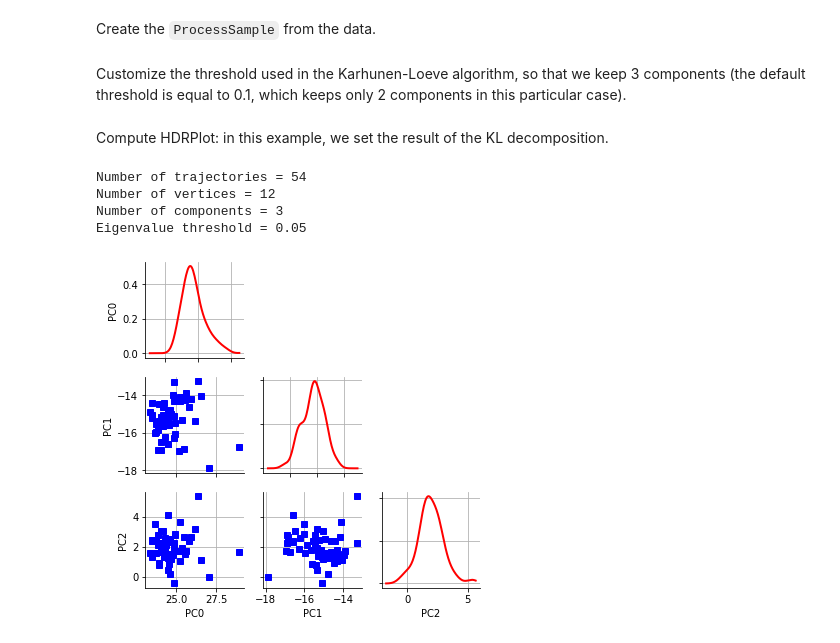
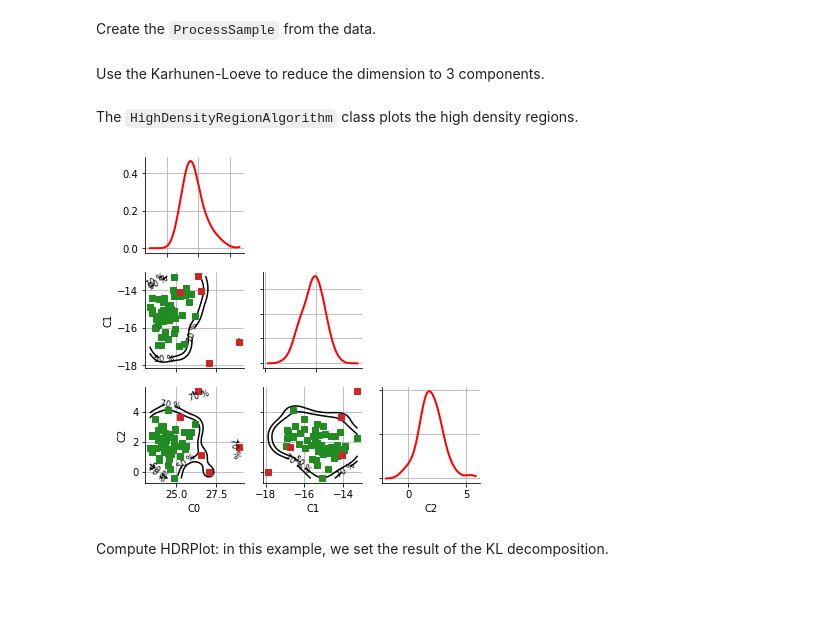
Before and after one commit to mbaudin47/othdrplot, a Jupyter notebook: doc/examples/ProcessHighDensityRegionAlgorithm-3D-example.ipynb, the cells around one changed output. Cells and saved outputs as stored; diff of their text form; code cells hidden in the pictures; blank space fills up the shorter version.

```diff
--- a/doc/examples/ProcessHighDensityRegionAlgorithm-3D-example.ipynb
+++ b/doc/examples/ProcessHighDensityRegionAlgorithm-3D-example.ipynb
@@ -48,5 +48,3 @@ processSample = ot.ProcessSample(mesh, n_fields, d_fields)
 for i in range(n_fields):
     trajectory = ot.Sample([[x] for x in data[i, :]])
     processSample[i] = ot.Field(mesh, trajectory)
-# %% [markdown]
-Customize the threshold used in the Karhunen-Loeve algorithm, so that we keep 3 components (the default threshold is equal to 0.1, which keeps only 2 components in this particular case).
@@ -57,0 +51,2 @@ karhunenLoeveResult = algo.getResult()
+# %% [markdown]
+Use the Karhunen-Loeve to reduce the dimension to 3 components.
@@ -58,18 +62,16 @@ karhunenLoeveResult = algo.getResult()
+# %% [markdown]
+The `HighDensityRegionAlgorithm` class plots the high density regions.
+# %%
+mydp = othdr.HighDensityRegionAlgorithm(
+    reducedComponents, reducedDistribution, [0.7, 0.5]
+)
+mydp.run()
+grid = mydp.draw(drawInliers=True)
+view = otv.View(grid).getFigure().set_size_inches(6.0, 6.0)
+# %% [output]
+[figure, added]
 # %% [markdown]
 Compute HDRPlot: in this example, we set the result of the KL decomposition.
 # %%
-hdr = ProcessHighDensityRegionAlgorithm(processSample, karhunenLoeveResult)
-hdr.setContoursAlpha([0.7, 0.5])
-hdr.setOutlierAlpha(0.7)
+hdr = ProcessHighDensityRegionAlgorithm(processSample, reducedComponents, reducedDistribution, [0.7, 0.5])
 hdr.run()
-hdr.summary()
-# %% [output]
-Number of trajectories = 54
-Number of vertices = 12
-Number of components = 3
-Eigenvalue threshold = 0.05
-# %%
-grid = hdr.drawDimensionReduction()
-view = otv.View(grid).getFigure().set_size_inches(6.0, 6.0)
-# %% [output]
-[figure, removed]
```
Also changed, not shown: parts of 10 cells of this notebook, 14 other files.
